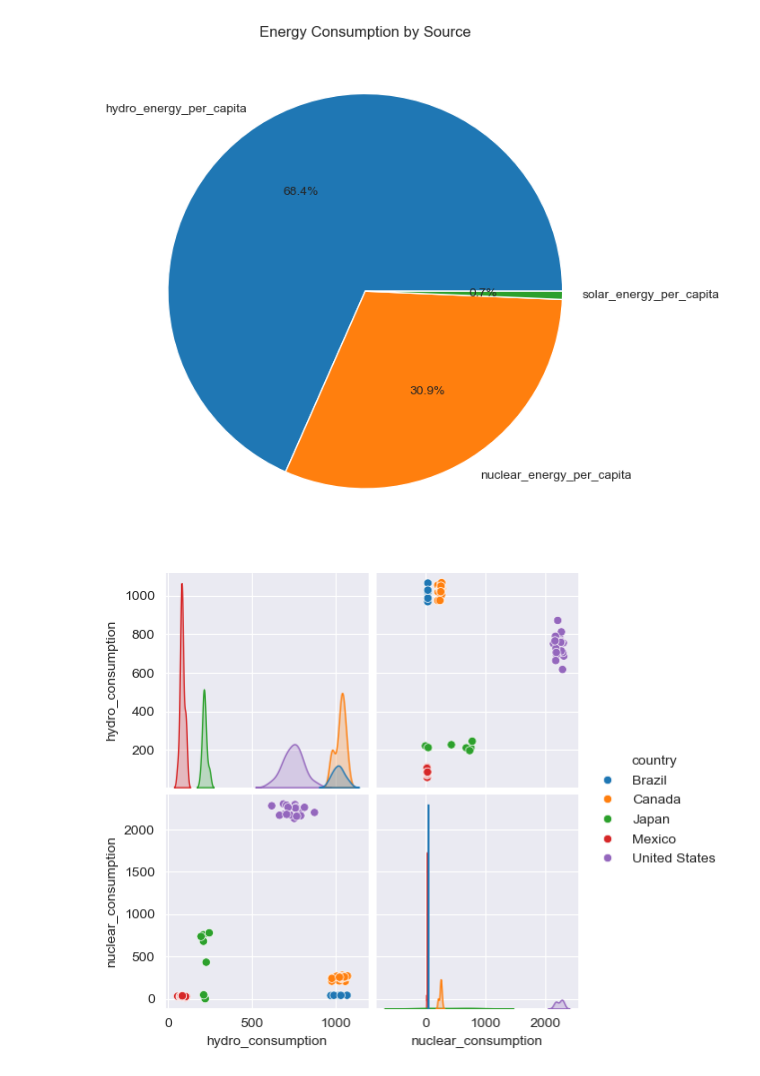
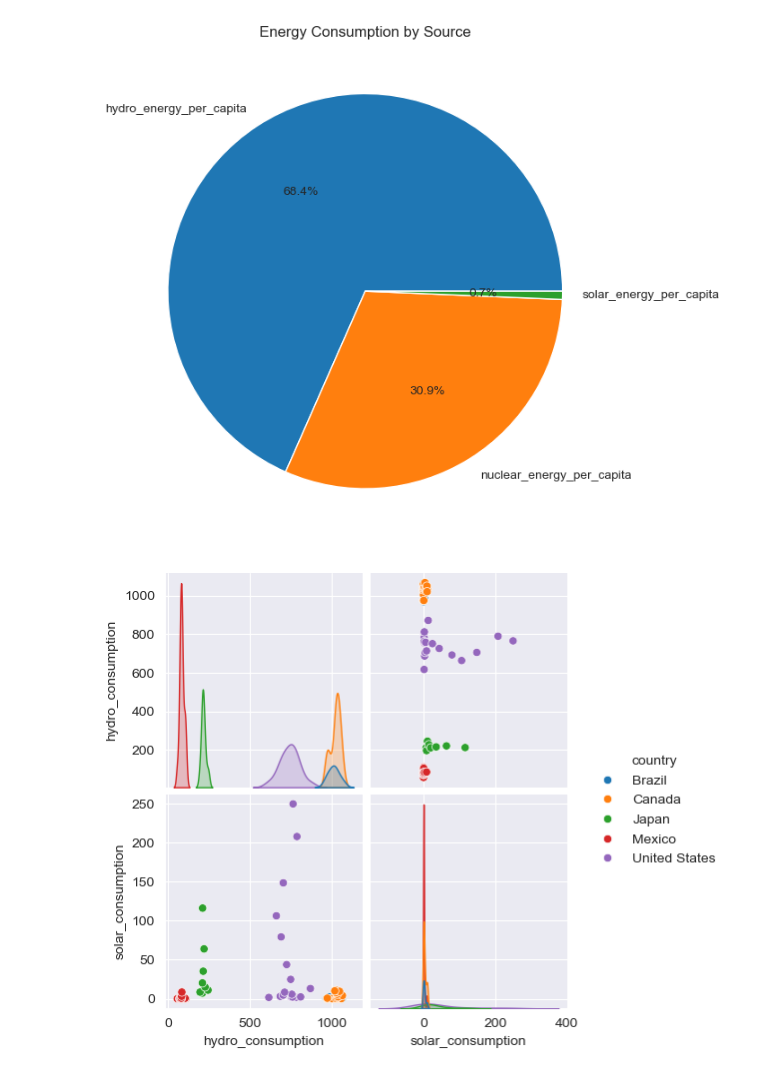
Before and after one commit to singhashishpal/project3_world_energy_consumption, a Jupyter notebook: Worldenergy.ipynb, the cells around one changed output. Cells and saved outputs as stored; diff of their text form; code cells hidden in the pictures.

```diff
--- a/Worldenergy.ipynb
+++ b/Worldenergy.ipynb
@@ -346,26 +346,26 @@ sns.set_style("darkgrid")
 # %%
 # Ensure the DataFrame only includes numeric columns when using mean()
 numeric_columns = top_countries_data.select_dtypes(include='number')  # Select only numeric columns
 
 # Find the top 5 countries based on mean GDP (or another metric)
-top_5_countries = top_countries_data.groupby('country')[numeric_columns.columns].mean().nlargest(5, 'gdp').index
+top_5_countries = top_countries_data.groupby('country')[numeric_columns.columns].mean().nlargest(5, 'population').index
 
 # Filter the data for the top 5 countries
 top_5_data = top_countries_data[top_countries_data['country'].isin(top_5_countries)]
 
 # Select the variables you want to plot
-selected_variables = ['hydro_consumption', 'nuclear_consumption']
+selected_variables = ['hydro_consumption', 'solar_consumption']
 
 # Create the pair plot for the top 5 countries
 sns.pairplot(top_5_data, hue='country', vars=selected_variables)
 
 # Save the pair plot to the 'output' folder
 plt.savefig('output/pairplot_top_5_countries.png')
 
 # Show the plot
 plt.show()
 # %% [output]
-[figure, old version]
+[figure, new version]
 # %%
 # Filter for the last two decades (2005 to 2024)
 top_5_data = top_countries_data[(top_countries_data['year'] >= 2005) & (top_countries_data['year'] <= 2024)]
```
Also changed, not shown: 7 other files.
